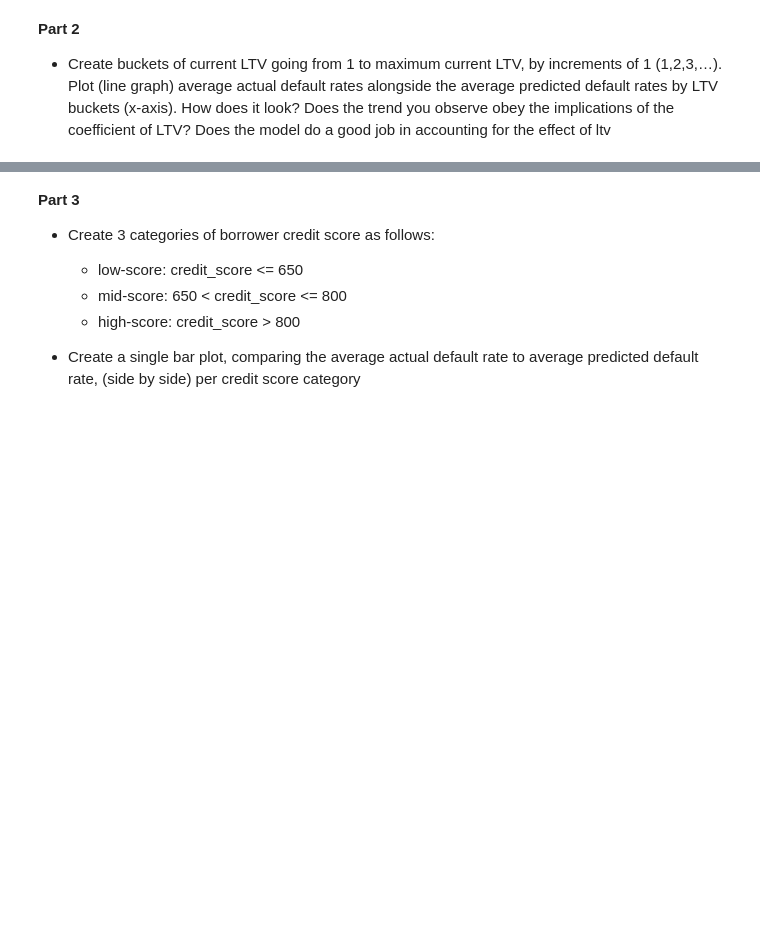
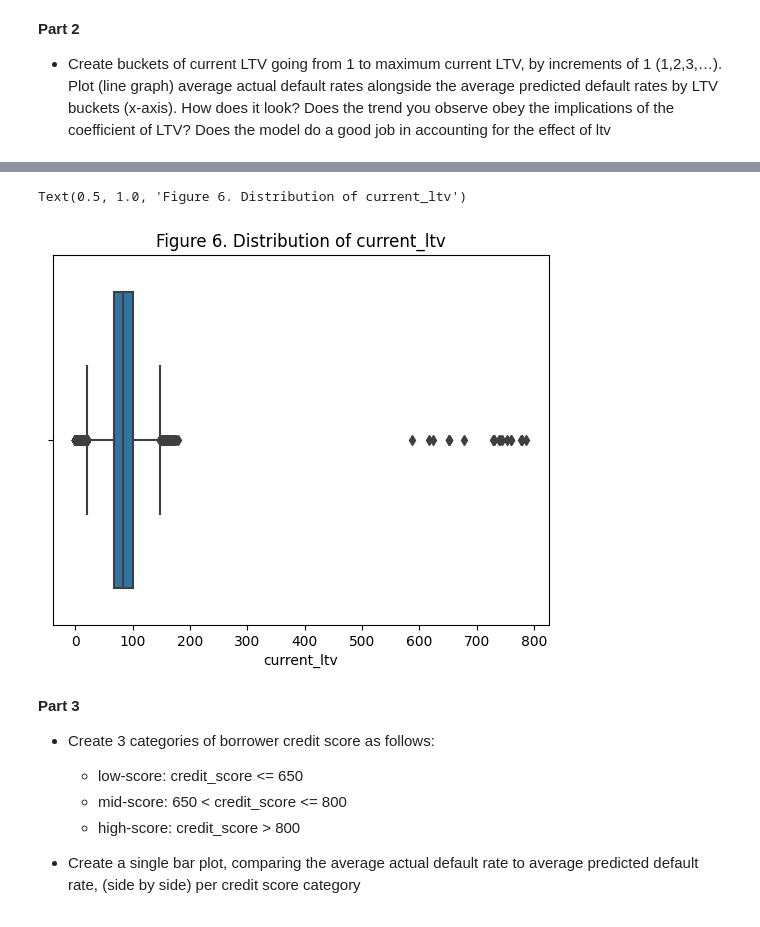
Before and after one commit to Milanomac/data-science-python, a Jupyter notebook: other-data-science-projects/02_challenge_loans/notebook_new.ipynb, the cells around one changed output, grey strips where cells are left out. Cells and saved outputs as stored; diff of their text form; code cells hidden in the pictures; blank space fills up the shorter version.

```diff
--- a/other-data-science-projects/02_challenge_loans/notebook_new.ipynb
+++ b/other-data-science-projects/02_challenge_loans/notebook_new.ipynb
@@ -677,3 +736,10 @@ __Interpretation:__
+# %%
+# Plot current_ltv using boxplot to see outliers
+sns.boxplot(x=df_model['current_ltv'])
+plt.title('Figure 6. Distribution of current_ltv')
+# %% [output]
+Text(0.5, 1.0, 'Figure 6. Distribution of current_ltv')
+[figure, added]
 # %% [markdown]
 __Part 3__
 
```
Also changed, not shown: parts of 35 cells of this notebook.
